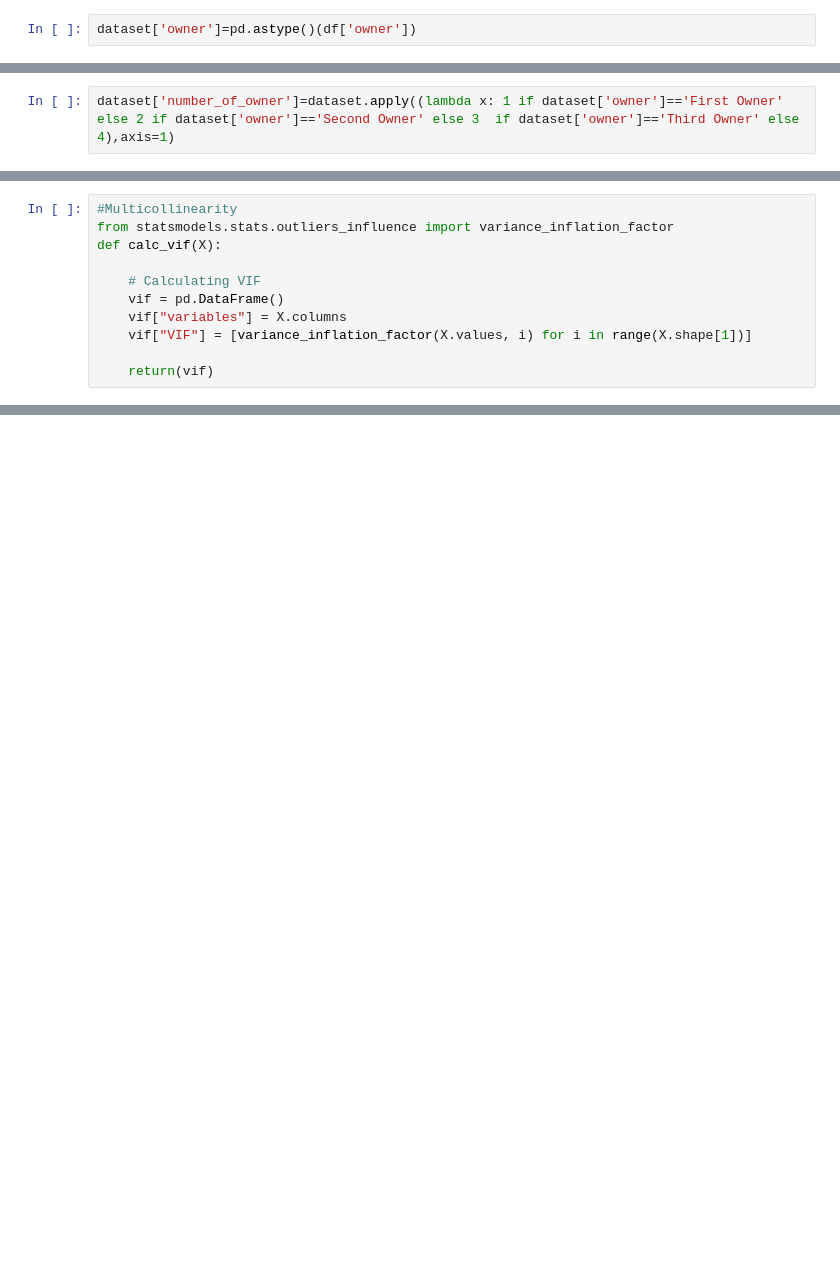
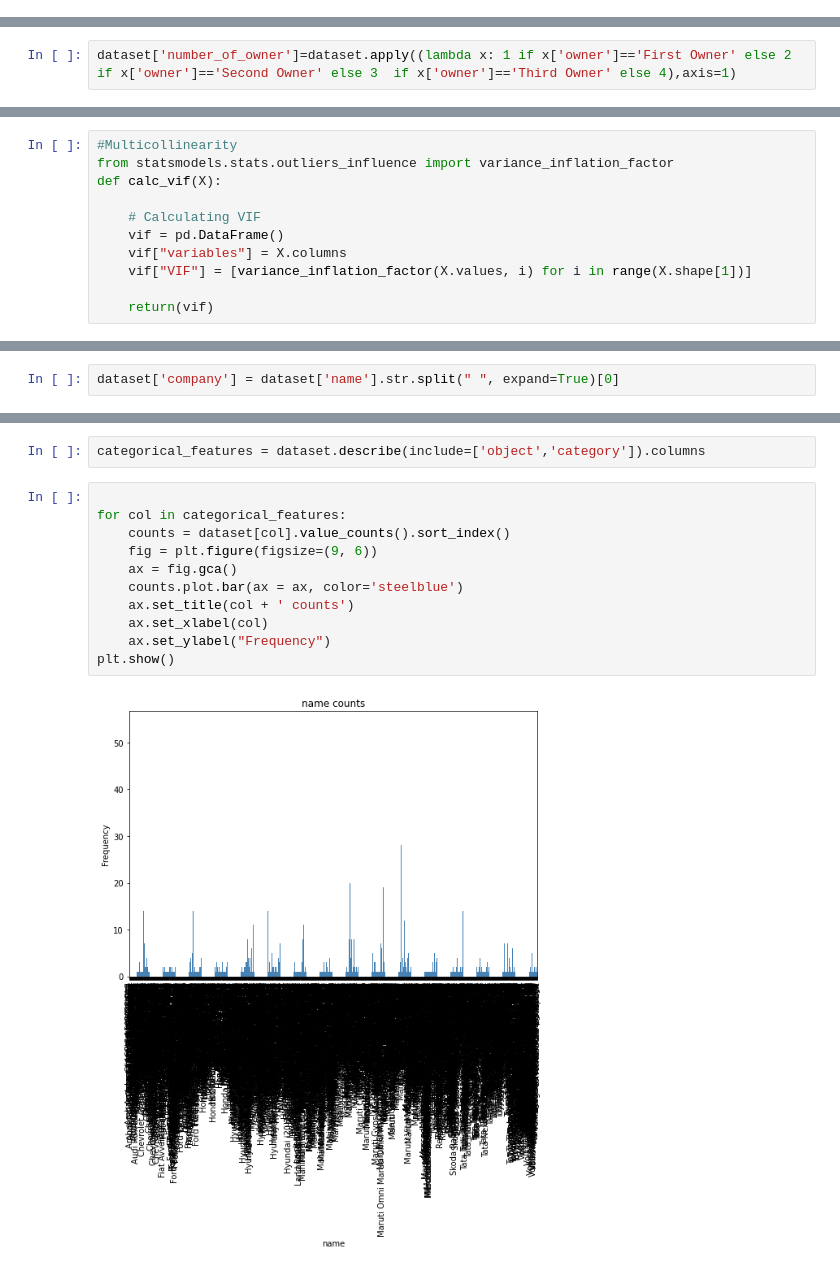
Before and after one commit to ajinkyajumde/Linear_Regression, a Jupyter notebook: Copy_of_Self_Project_Linear_Regression_(Car_Dekho).ipynb, the cells around one changed output, grey strips where cells are left out. Drawn from its saved outputs; the diff is of its cells as text; blank space fills up the shorter version.

```diff
--- a/Copy_of_Self_Project_Linear_Regression_(Car_Dekho).ipynb
+++ b/Copy_of_Self_Project_Linear_Regression_(Car_Dekho).ipynb
@@ -157,2 +154,0 @@ dataset["owner"]=dataset["owner"].values.astype(str)
-# %%
-dataset['owner']=pd.astype()(df['owner'])
@@ -161,2 +174,2 @@ AttributeError: ignored
 # %%
-dataset['number_of_owner']=dataset.apply((lambda x: 1 if dataset['owner']=='First Owner' else 2 if dataset['owner']=='Second Owner' else 3  if dataset['owner']=='Third Owner' else 4),axis=1)
+dataset['number_of_owner']=dataset.apply((lambda x: 1 if x['owner']=='First Owner' else 2 if x['owner']=='Second Owner' else 3  if x['owner']=='Third Owner' else 4),axis=1)
@@ -262,0 +307,2 @@ dataset['Car_Name'].unique()
+# %%
+dataset['company'] = dataset['name'].str.split(" ", expand=True)[0]
@@ -262,0 +329,15 @@ dataset['Car_Name'].unique()
+# %%
+categorical_features = dataset.describe(include=['object','category']).columns
+# %%
+
+for col in categorical_features:
+    counts = dataset[col].value_counts().sort_index()
+    fig = plt.figure(figsize=(9, 6))
+    ax = fig.gca()
+    counts.plot.bar(ax = ax, color='steelblue')
+    ax.set_title(col + ' counts')
+    ax.set_xlabel(col)
+    ax.set_ylabel("Frequency")
+plt.show()
+# %% [output]
+[figure, added]
```
Also changed, not shown: parts of 30 cells of this notebook.
